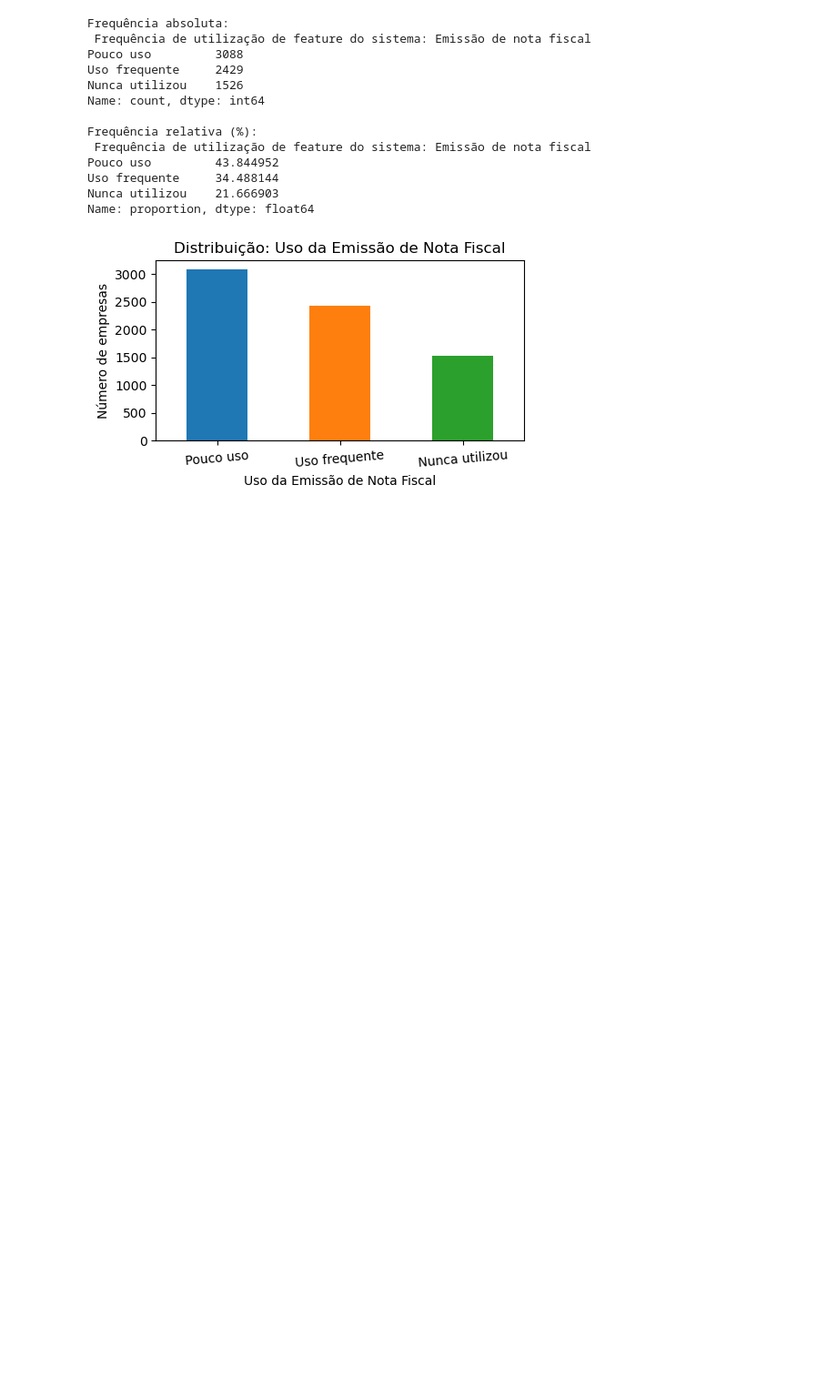
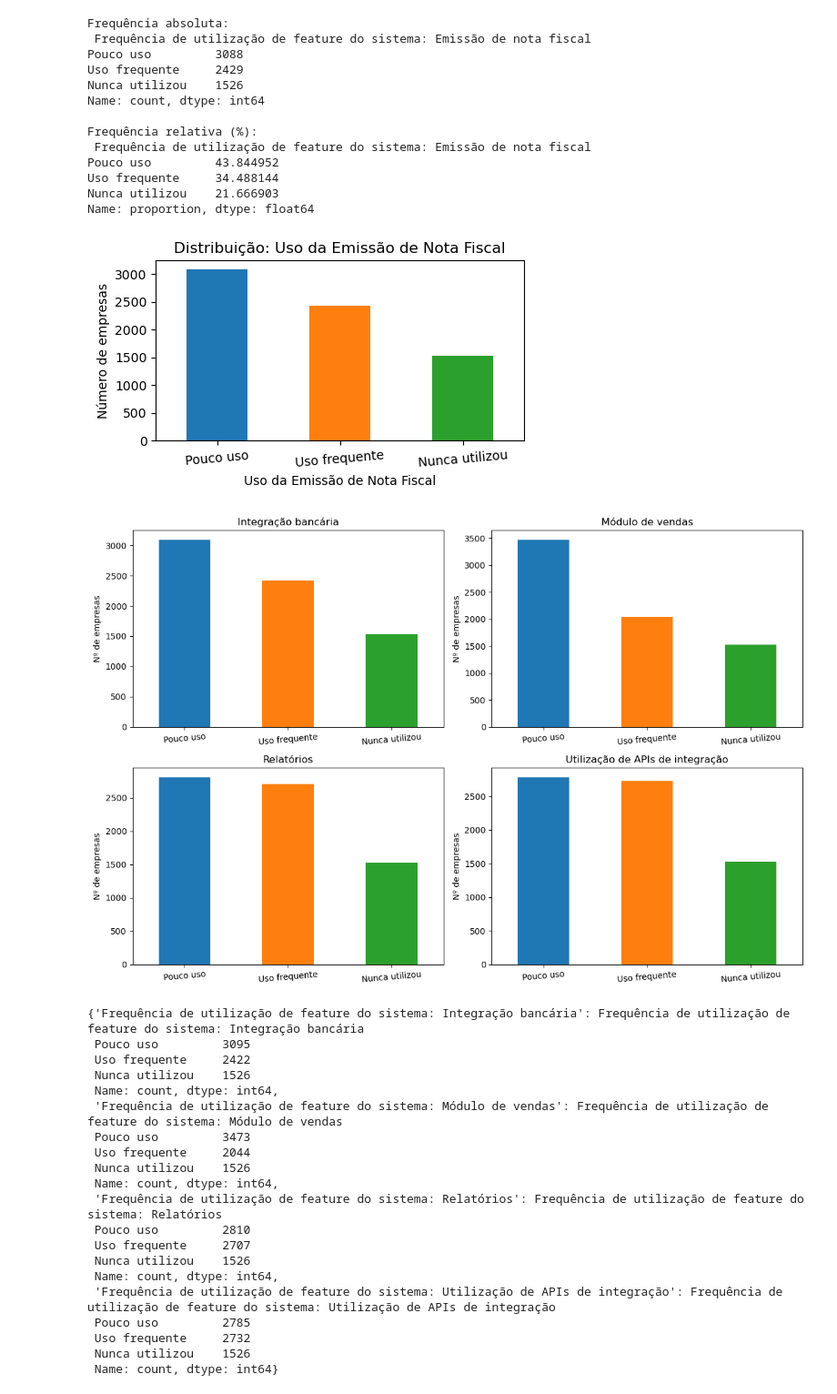
Before and after one commit to jrcomitre/analise-de-churn, a Jupyter notebook: churn.ipynb, the cells around one changed output. Shown: that part at 91% size. Drawn from its saved outputs; the diff is of its cells as text; code cells hidden in the pictures; blank space fills up the shorter version.

Commit message:
feat: Frequência de utilização

```diff
--- a/churn.ipynb
+++ b/churn.ipynb
@@ -473,3 +473,51 @@ Uso frequente     34.488144
 Nunca utilizou    21.666903
 Name: proportion, dtype: float64
 [figure]
+# %%
+# Frequência de utilização
+
+
+freq_cols = [
+    'Frequência de utilização de feature do sistema: Integração bancária',
+    'Frequência de utilização de feature do sistema: Módulo de vendas',
+    'Frequência de utilização de feature do sistema: Relatórios',
+    'Frequência de utilização de feature do sistema: Utilização de APIs de integração'
+]
+
+
+fig, axs = plt.subplots(2, 2, figsize=(12, 8))
+for i, col in enumerate(freq_cols):
+    abs_freq = df[col].value_counts()
+    ax = axs[i//2, i%2]
+    abs_freq.plot(kind='bar', color=['#1f77b4', '#ff7f0e', '#2ca02c'], ax=ax)
+    ax.set_title(col.replace('Frequência de utilização de feature do sistema: ', ''))
+    ax.set_ylabel('Nº de empresas')
+    ax.set_xlabel('')
+    ax.set_xticklabels(abs_freq.index, rotation=5)
+plt.tight_layout()
+plt.show()
+
+numeros_reais = {col: df[col].value_counts() for col in freq_cols}
+numeros_reais
+# %% [output]
+[figure, added]
+{'Frequência de utilização de feature do sistema: Integração bancária': Frequência de utilização de feature do sistema: Integração bancária
+ Pouco uso         3095
+ Uso frequente     2422
+ Nunca utilizou    1526
+ Name: count, dtype: int64,
+ 'Frequência de utilização de feature do sistema: Módulo de vendas': Frequência de utilização de feature do sistema: Módulo de vendas
+ Pouco uso         3473
+ Uso frequente     2044
+ Nunca utilizou    1526
+ Name: count, dtype: int64,
+ 'Frequência de utilização de feature do sistema: Relatórios': Frequência de utilização de feature do sistema: Relatórios
+ Pouco uso         2810
+ Uso frequente     2707
+ Nunca utilizou    1526
+ Name: count, dtype: int64,
+ 'Frequência de utilização de feature do sistema: Utilização de APIs de integração': Frequência de utilização de feature do sistema: Utilização de APIs de integração
+ Pouco uso         2785
+ Uso frequente     2732
+ Nunca utilizou    1526
+ Name: count, dtype: int64}
```
